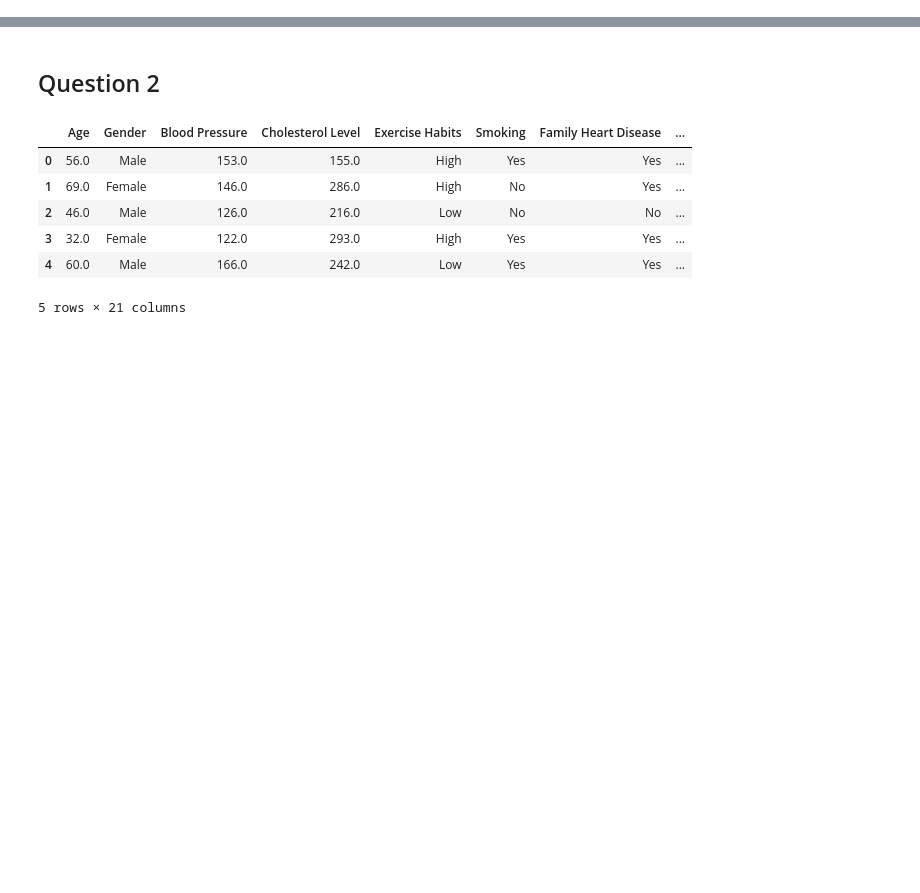
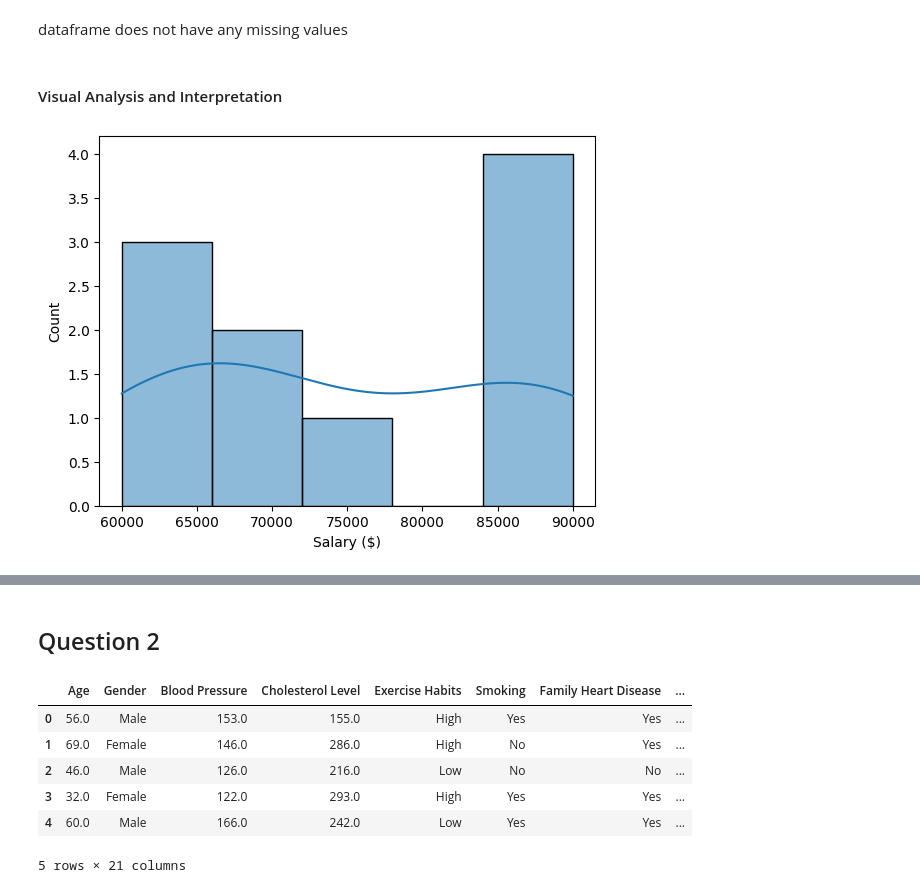
Before and after one commit to fasihh/aiSpring25, a Jupyter notebook: practice/K230018_prob.ipynb, the cells around one changed output, grey strips where cells are left out. Drawn from its saved outputs; the diff is of its cells as text; code cells hidden in the pictures; blank space fills up the shorter version.

```diff
--- a/practice/K230018_prob.ipynb
+++ b/practice/K230018_prob.ipynb
@@ -5,0 +10,16 @@ import numpy as np
+# %%
+df = pd.DataFrame({
+    "ID": [1, 2, 3, 4, 5, 6, 7, 8, 9, 10],
+    "Age": [28, 35, 42, 30, 50, 41, 29, 33, 45, 39],
+    "Gender": ["Male", "Female", "Male", "Female", "Male", "Female", "Male", "Female", "Male", "Female"],
+    "Department": ["IT", "HR", "Finance", "Marketing", "Sales", "HR", "IT", "Finance", "Sales", "Marketing"],
+    "Salary ($)": [70000, 60000, 90000, 65000, 85000, 62000, 75000, 88000, 87000, 67000],
+    "Experience (Years)": [3, 7, 12, 5, 15, 9, 4, 11, 14, 6],
+    "Work Hours/Week": [40, 38, 45, 42, 50, 37, 39, 44, 48, 41],
+    "Projects Completed": [5, 4, 6, 7, 8, 5, 6, 7, 9, 6],
+    "Job Satisfaction (1-10)": [7, 8, 6, 9, 5, 7, 8, 6, 5, 8],
+    "Training Hours": [20, 15, 18, 25, 12, 16, 22, 20, 14, 19],
+    "Promotion Status": ["No", "Yes", "Yes", "No", "Yes", "No", "No", "Yes", "Yes", "No"],
+})
+
+df
@@ -5,0 +88,9 @@ import numpy as np
+# %% [markdown]
+dataframe does not have any missing values
+# %% [markdown]
+#### Visual Analysis and Interpretation
+# %%
+sns.histplot(data=df, x='Salary ($)', alpha=0.5, kde=True)
+plt.show()
+# %% [output]
+[figure, added]
```
Also changed, not shown: parts of 13 cells of this notebook.
